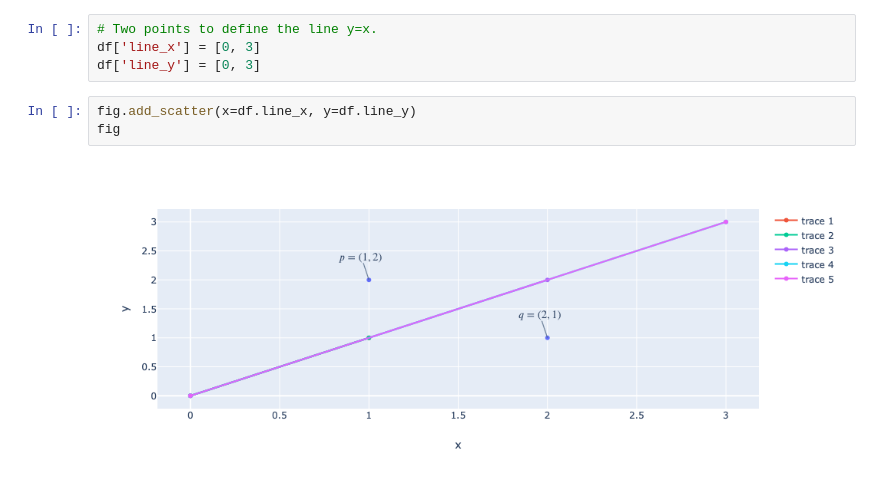
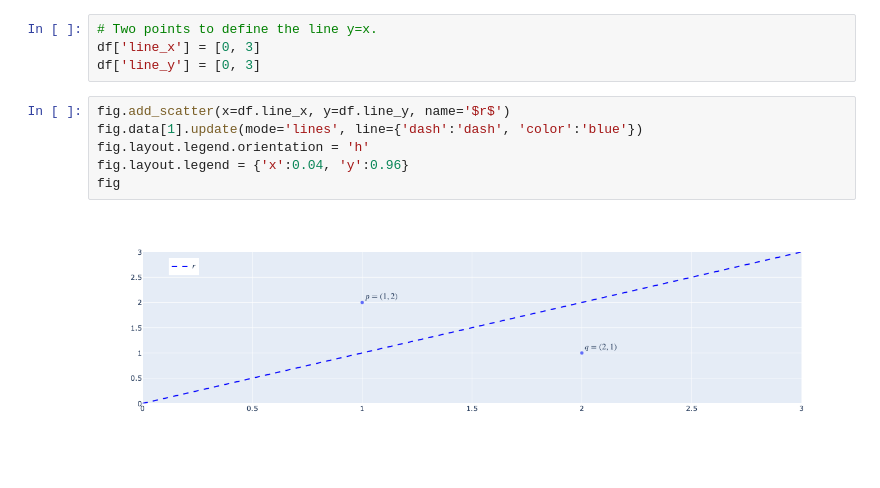
Before and after one commit to rn123/japanese_text_analysis, a Jupyter notebook: notebooks/1.0-RN-LSH-Linear-Algebra-1.ipynb, the cells around one changed output. Saved outputs shown, nothing was run; the diff lists cells and outputs as text.

```diff
--- a/notebooks/1.0-RN-LSH-Linear-Algebra-1.ipynb
+++ b/notebooks/1.0-RN-LSH-Linear-Algebra-1.ipynb
@@ -28,8 +31,11 @@ whereas if $v$ falls on $q$'s "side" of the line, then $h(v, r) = 0$.
 # Two points to define the line y=x.
 df['line_x'] = [0, 3]
 df['line_y'] = [0, 3]
-# %%
-fig.add_scatter(x=df.line_x, y=df.line_y)
-fig
-# %% [output]
-[figure, removed]
+# %%
+fig.add_scatter(x=df.line_x, y=df.line_y, name='$r$')
+fig.data[1].update(mode='lines', line={'dash':'dash', 'color':'blue'})
+fig.layout.legend.orientation = 'h'
+fig.layout.legend = {'x':0.04, 'y':0.96}
+fig
+# %% [output]
+[figure, added]
```
Also changed, not shown: parts of 2 cells of this notebook.
